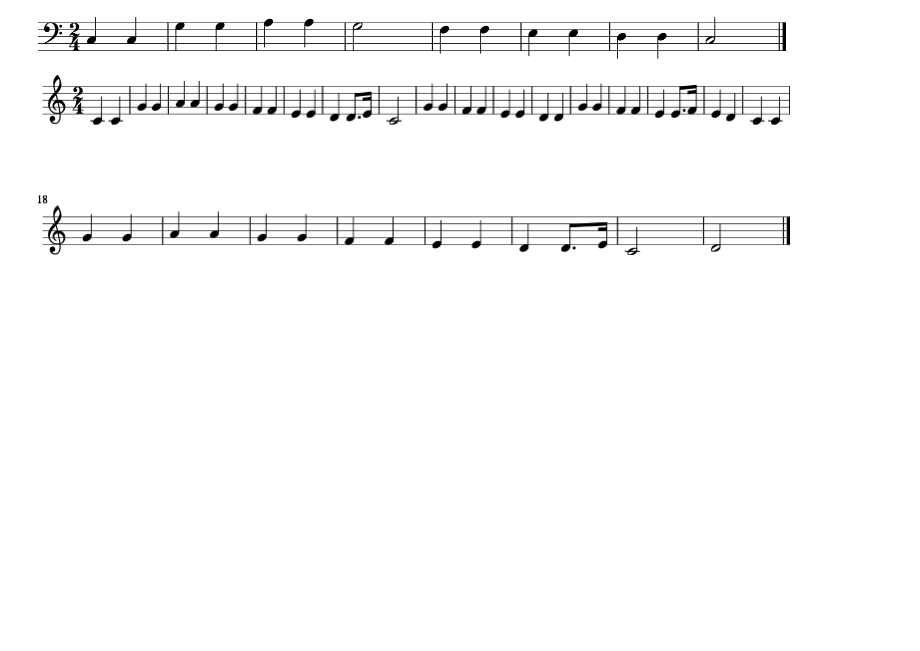
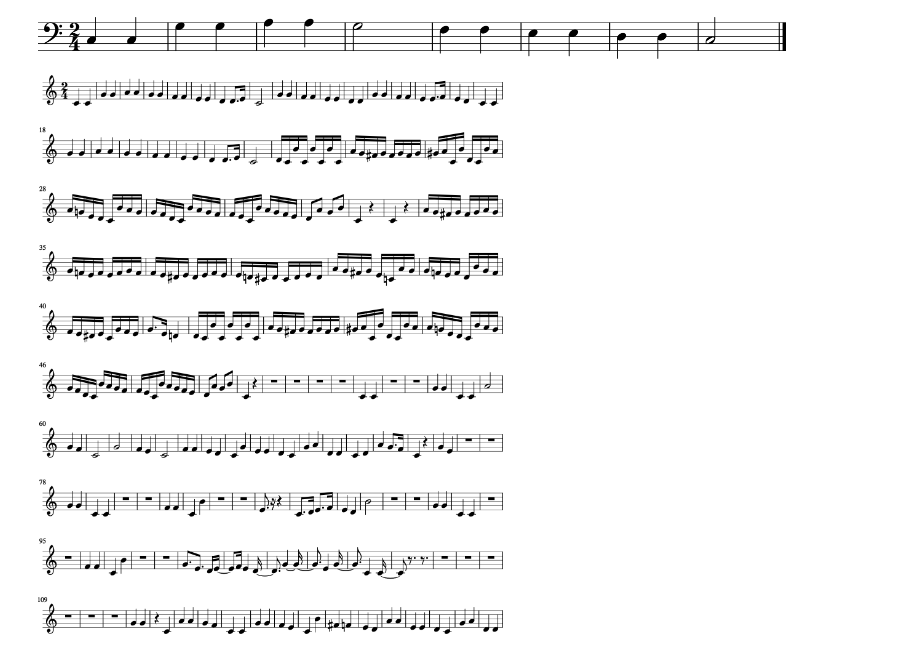
Before and after one commit to brandonbellanti/pythagoras, a Jupyter notebook: notebooks/Music21.ipynb, the cells around one changed output. Cells and saved outputs as stored; diff of their text form; code cells hidden in the pictures; blank space fills up the shorter version.

```diff
--- a/notebooks/Music21.ipynb
+++ b/notebooks/Music21.ipynb
@@ -14,6 +14,8 @@ import pandas as pd
 import regex as re
 # %%
 df = pd.read_csv('../scores/csv/Mozart-Ah_vous.csv')
+# %%
+df = df[df['part']=='P1']
 # %%
 note_vals = {'whole':'1','half':'2','quarter':'4','eighth':'8','16th':'16'}
 df['note_val'] = df['type'].map(note_vals)
@@ -28,8 +29,8 @@ pitches = re.sub(r' +',' ',pitches)
 # print(pitches)
 # %%
 timeSig= "2/4"
-tinyNotation = " ".join(["tinyNotation:",timeSig, pitches[:155]])
+tinyNotation = " ".join(["tinyNotation:",timeSig, pitches])
 twinkle_twinkle = converter.parse(tinyNotation)
 twinkle_twinkle.show()
 # %% [output]
-[figure, old version]
+[figure, new version]
```
Also changed, not shown: parts of 1 cell of this notebook, 4 other files.
